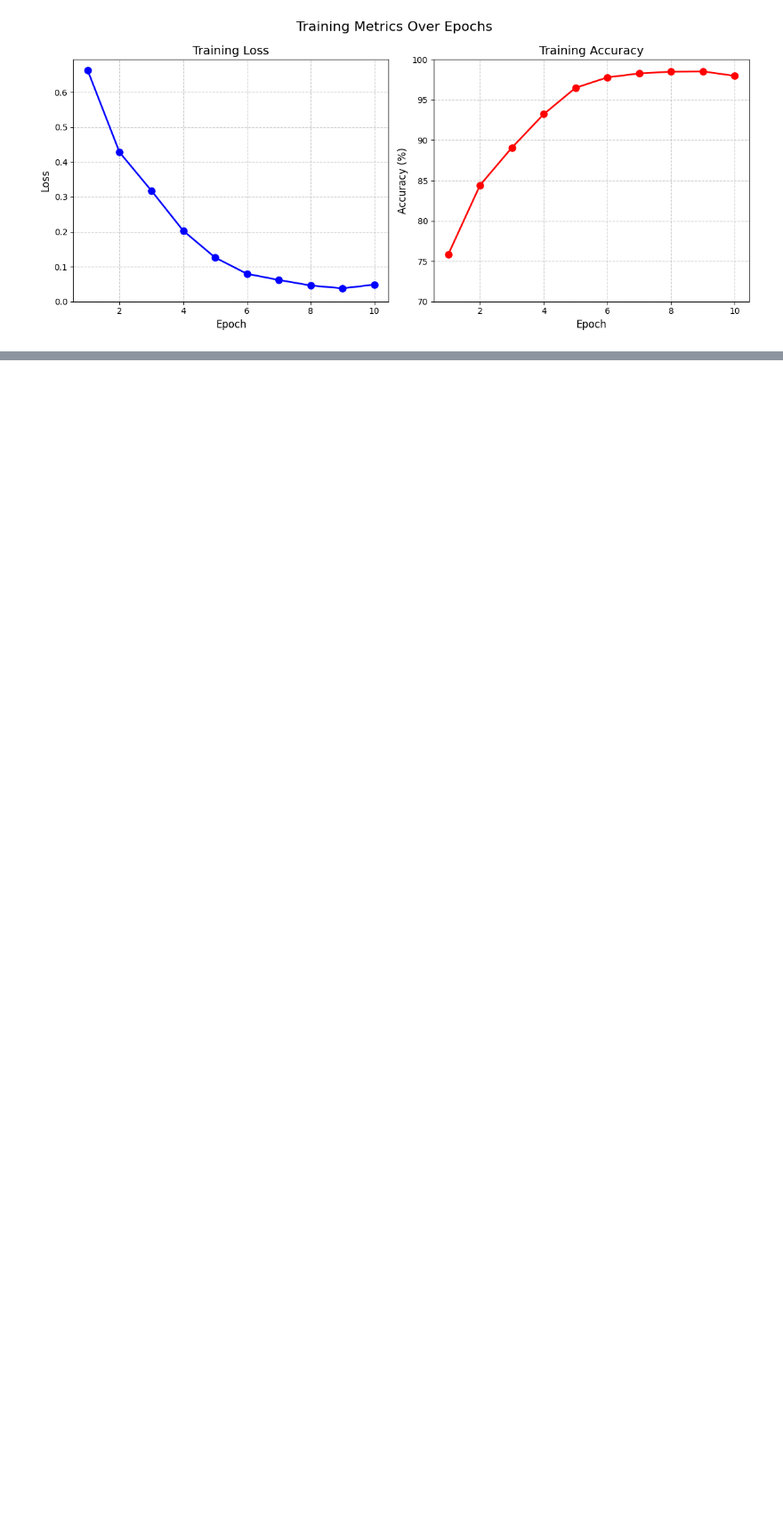
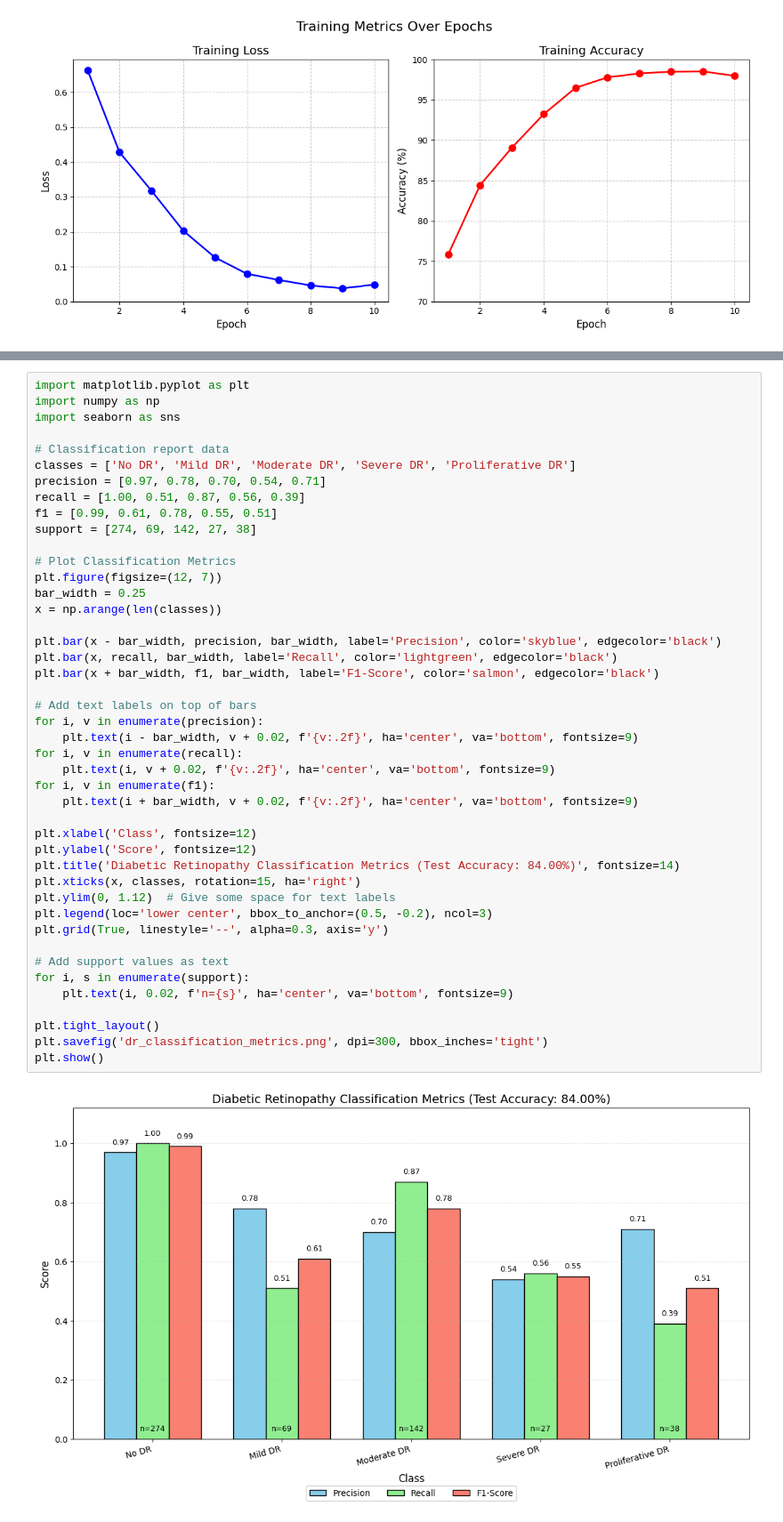
Before and after one commit to Saadullah-2004/Retinal-Disease-Detection, a Jupyter notebook: ignore.ipynb, the cells around one changed output, grey strips where cells are left out. Shown at 89% size. Saved outputs shown, nothing was run; the diff lists cells and outputs as text; blank space fills up the shorter version.

```diff
--- a/ignore.ipynb
+++ b/ignore.ipynb
@@ -43,0 +187,46 @@ plt.show()
+# %%
+import matplotlib.pyplot as plt
+import numpy as np
+import seaborn as sns
+
+# Classification report data
+classes = ['No DR', 'Mild DR', 'Moderate DR', 'Severe DR', 'Proliferative DR']
+precision = [0.97, 0.78, 0.70, 0.54, 0.71]
+recall = [1.00, 0.51, 0.87, 0.56, 0.39]
+f1 = [0.99, 0.61, 0.78, 0.55, 0.51]
+support = [274, 69, 142, 27, 38]
+
+# Plot Classification Metrics
+plt.figure(figsize=(12, 7))
+bar_width = 0.25
+x = np.arange(len(classes))
+
+plt.bar(x - bar_width, precision, bar_width, label='Precision', color='skyblue', edgecolor='black')
+plt.bar(x, recall, bar_width, label='Recall', color='lightgreen', edgecolor='black')
+plt.bar(x + bar_width, f1, bar_width, label='F1-Score', color='salmon', edgecolor='black')
+
+# Add text labels on top of bars
+for i, v in enumerate(precision):
+    plt.text(i - bar_width, v + 0.02, f'{v:.2f}', ha='center', va='bottom', fontsize=9)
+for i, v in enumerate(recall):
+    plt.text(i, v + 0.02, f'{v:.2f}', ha='center', va='bottom', fontsize=9)
+for i, v in enumerate(f1):
+    plt.text(i + bar_width, v + 0.02, f'{v:.2f}', ha='center', va='bottom', fontsize=9)
+
+plt.xlabel('Class', fontsize=12)
+plt.ylabel('Score', fontsize=12)
+plt.title('Diabetic Retinopathy Classification Metrics (Test Accuracy: 84.00%)', fontsize=14)
+plt.xticks(x, classes, rotation=15, ha='right')
+plt.ylim(0, 1.12)  # Give some space for text labels
+plt.legend(loc='lower center', bbox_to_anchor=(0.5, -0.2), ncol=3)
+plt.grid(True, linestyle='--', alpha=0.3, axis='y')
+
+# Add support values as text
+for i, s in enumerate(support):
+    plt.text(i, 0.02, f'n={s}', ha='center', va='bottom', fontsize=9)
+
+plt.tight_layout()
+plt.savefig('dr_classification_metrics.png', dpi=300, bbox_inches='tight')
+plt.show()
+# %% [output]
+[figure, added]
```
Also changed, not shown: parts of 2 cells of this notebook, 6 other files.
